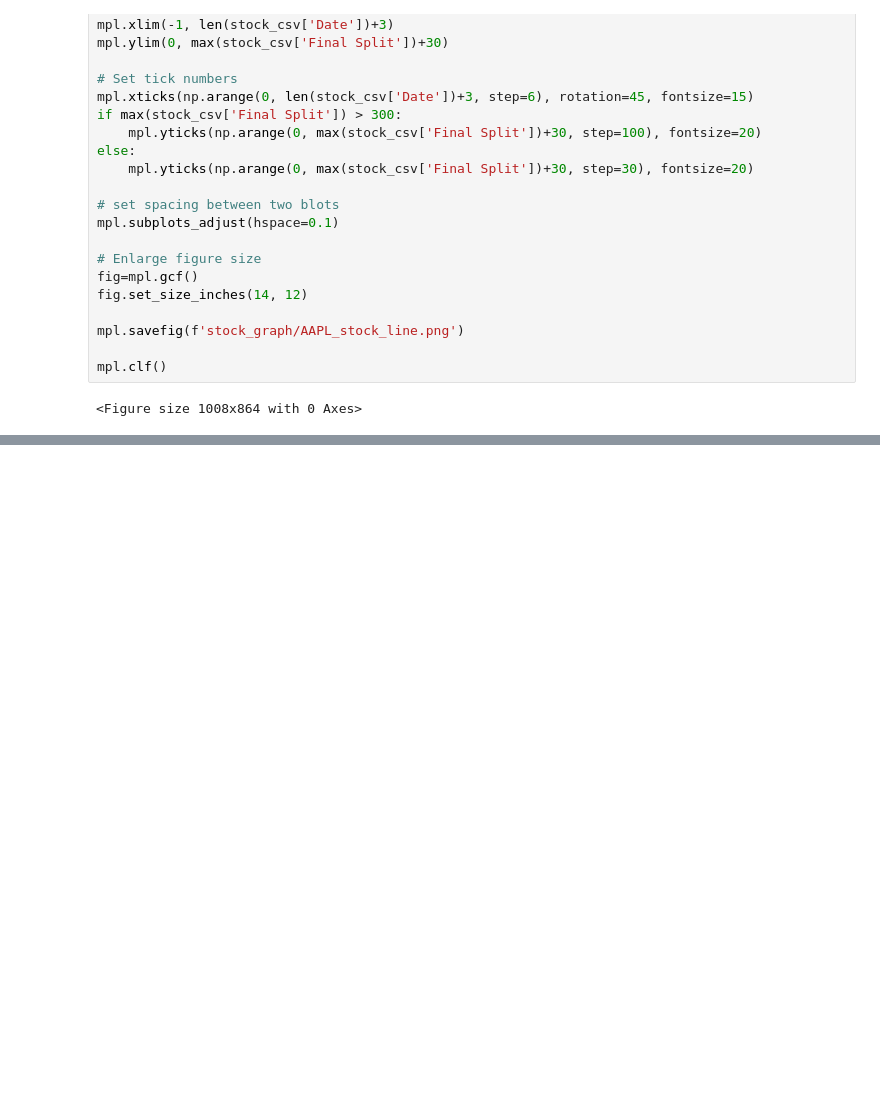
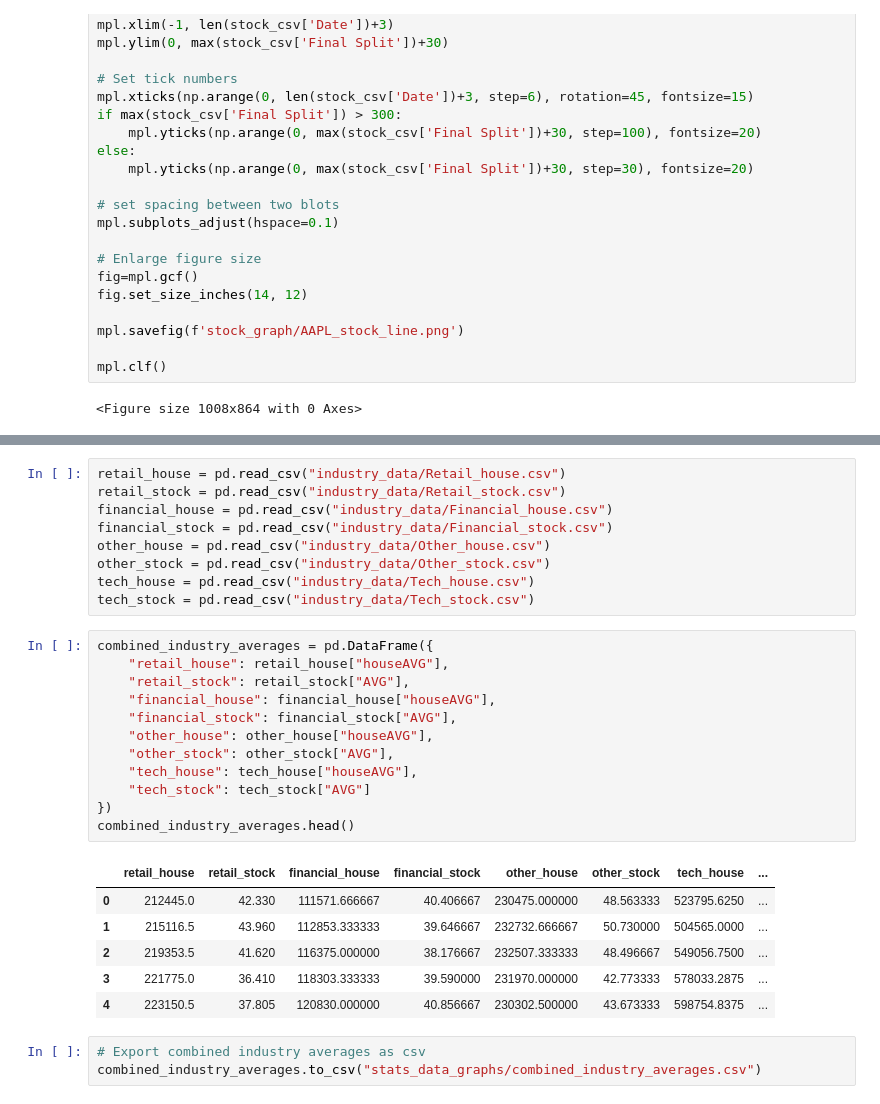
Before and after one commit to GraceHsu12/UCB_Project1_team, a Jupyter notebook: SL_API.ipynb, the cells around one changed output, grey strips where cells are left out. Drawn from its saved outputs; the diff is of its cells as text; blank space fills up the shorter version.

```diff
--- a/SL_API.ipynb
+++ b/SL_API.ipynb
@@ -616,0 +635,31 @@ for x in ['Tech', 'Financial', 'Other', 'Retail']:
+# %%
+retail_house = pd.read_csv("industry_data/Retail_house.csv")
+retail_stock = pd.read_csv("industry_data/Retail_stock.csv")
+financial_house = pd.read_csv("industry_data/Financial_house.csv")
+financial_stock = pd.read_csv("industry_data/Financial_stock.csv")
+other_house = pd.read_csv("industry_data/Other_house.csv")
+other_stock = pd.read_csv("industry_data/Other_stock.csv")
+tech_house = pd.read_csv("industry_data/Tech_house.csv")
+tech_stock = pd.read_csv("industry_data/Tech_stock.csv")
+# %%
+combined_industry_averages = pd.DataFrame({
+    "retail_house": retail_house["houseAVG"],
+    "retail_stock": retail_stock["AVG"],
+    "financial_house": financial_house["houseAVG"],
+    "financial_stock": financial_stock["AVG"],
+    "other_house": other_house["houseAVG"],
+    "other_stock": other_stock["AVG"],
+    "tech_house": tech_house["houseAVG"],
+    "tech_stock": tech_stock["AVG"]
+})
+combined_industry_averages.head()
+# %% [output]
+|  | retail_house | retail_stock | financial_house | financial_stock | other_house | other_stock | tech_house | ... |
+| 0 | 212445.0 | 42.330 | 111571.666667 | 40.406667 | 230475.000000 | 48.563333 | 523795.6250 | ... |
+| 1 | 215116.5 | 43.960 | 112853.333333 | 39.646667 | 232732.666667 | 50.730000 | 504565.0000 | ... |
+| 2 | 219353.5 | 41.620 | 116375.000000 | 38.176667 | 232507.333333 | 48.496667 | 549056.7500 | ... |
+| 3 | 221775.0 | 36.410 | 118303.333333 | 39.590000 | 231970.000000 | 42.773333 | 578033.2875 | ... |
+| 4 | 223150.5 | 37.805 | 120830.000000 | 40.856667 | 230302.500000 | 43.673333 | 598754.8375 | ... |
+# %%
+# Export combined industry averages as csv
+combined_industry_averages.to_csv("stats_data_graphs/combined_industry_averages.csv")
```
Also changed, not shown: parts of 19 cells of this notebook, 30 other files.
